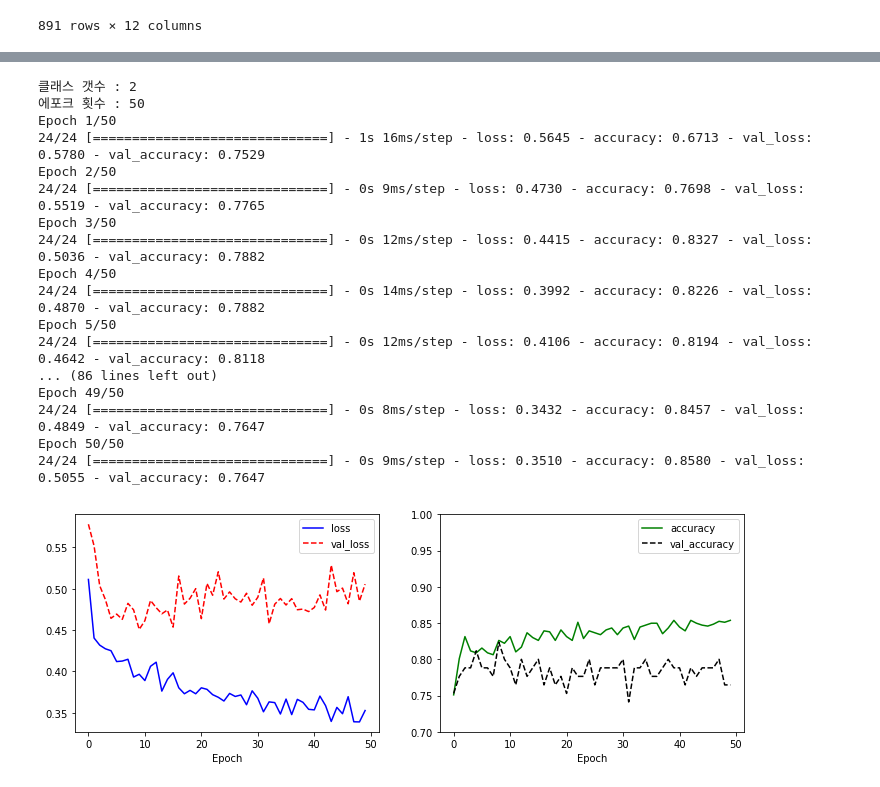
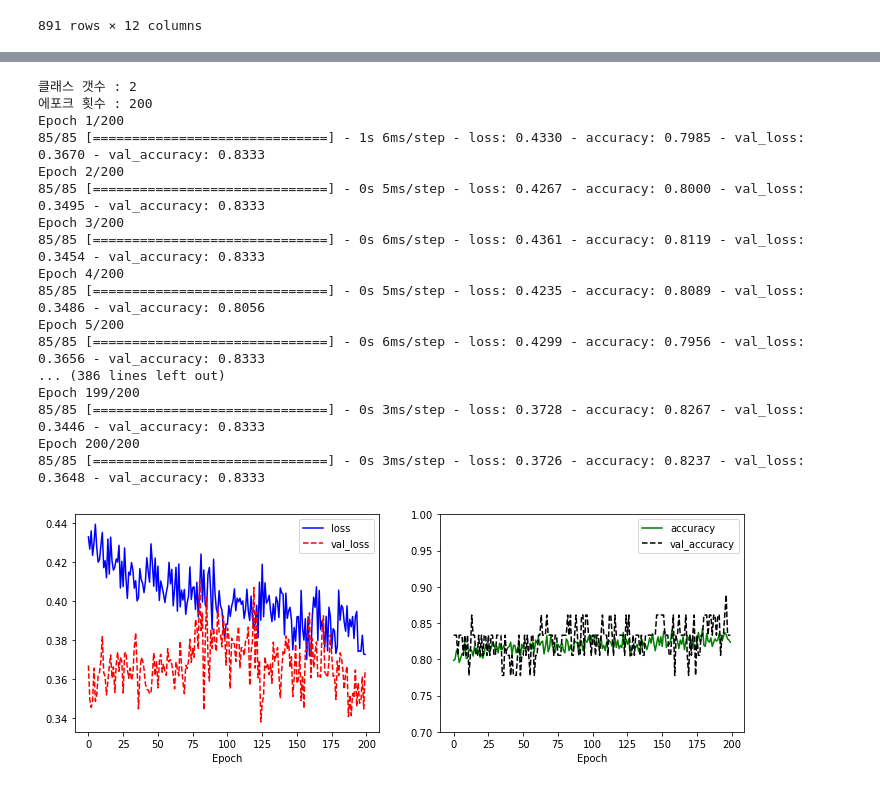
Before and after one commit to hrdkdh/kaggle, a Jupyter notebook: titanic/prediction_titanic_by_dnn.ipynb, the cells around one changed output, grey strips where cells are left out. Drawn from its saved outputs; the diff is of its cells as text; code cells hidden in the pictures.

```diff
--- a/titanic/prediction_titanic_by_dnn.ipynb
+++ b/titanic/prediction_titanic_by_dnn.ipynb
@@ -71,7 +75,7 @@ display(df)
 891 rows × 12 columns
 # %%
 #데이터셋 분리
-org_data = preProcessing(df, ageNaFill="mean")
+org_data = preProcessing(df, ageNaFill=ageNaFill)
 x = org_data.drop("Survived", axis=1)
 y = org_data["Survived"]
 display(x)
@@ -103,7 +107,7 @@ display(y)
 890    0
 Name: Survived, Length: 889, dtype: int64
 # %%
-x_train, x_test, y_train, y_test = train_test_split(x, y, test_size=0.05, shuffle=True, random_state=34)
+x_train, x_test, y_train, y_test = train_test_split(x, y, test_size=0.2, shuffle=True, random_state=34)
 x_train, x_test, y_train, y_test = x_train.to_numpy(), x_test.to_numpy(), y_train.to_numpy(), y_test.to_numpy()
 
 display(x_train.shape)
@@ -113,0 +118,11 @@ display(y_train.shape)
+# %%
+from sklearn.svm import SVC
+from sklearn.metrics import accuracy_score
+from sklearn.linear_model import LogisticRegression
+from sklearn.linear_model import LinearRegression
+
+ml = SVC(kernel="linear", C=1.0, random_state=0)
+ml.fit(x_train, y_train)
+y_pred = ml.predict(x_test)
+print("SVM 총 테스트 갯수 : %d, 오류 갯수 : %d" %(len(y_test), (y_test != y_pred).sum()))
+print("SVM 정확도 %.2f" %accuracy_score(y_test, y_pred))
@@ -114,19 +132,24 @@ display(y_train.shape)
 # %%
 # 네트워크 구조 정의. VGG를 차용하여 조금 수정함
 class_counts = 2
+activation_function = "sigmoid"
+# activation_function = "relu"
 model = tf.keras.Sequential([
     tf.keras.layers.Flatten(input_shape = (x_train.shape[1], 1)),
     tf.keras.layers.BatchNormalization(),
-    tf.keras.layers.Dense(units=256, activation="relu"),
+    tf.keras.layers.Dense(units=256, activation=activation_function),
+    tf.keras.layers.Dense(units=256, activation=activation_function),
     tf.keras.layers.Dropout(rate=0.2),
-    tf.keras.layers.Dense(units=512, activation="relu"),
-    tf.keras.layers.Dense(units=256, activation="relu"),
+    tf.keras.layers.Dense(units=256, activation=activation_function),
+    tf.keras.layers.Dense(units=256, activation=activation_function),
     tf.keras.layers.Dense(units=class_counts, activation="softmax")
 ])
 
-model.compile(optimizer=tf.keras.optimizers.Adam(),
-            loss="sparse_categorical_crossentropy",
-            metrics=["accuracy"])
+model.compile(
+    optimizer=tf.keras.optimizers.Adam(lr=0.001, beta_1=0.9, beta_2=0.999),
+    loss="sparse_categorical_crossentropy",
+    metrics=["accuracy"]
+)
 
 #계층, 차원, 파라미터 수 요약 확인
 model.summary()
@@ -149,14 +172,15 @@ Trainable params: 267,552
 Non-trainable params: 30
 _________________________________________________________________
 # %%
-epoch_counts = 50
+epoch_counts = 200
 print("클래스 갯수 : " + str(class_counts))
 print("에포크 횟수 : " + str(epoch_counts))
 history = model.fit(
     x_train,
     y_train,
     epochs=epoch_counts,
-    validation_split=0.1
+    batch_size=8,
+    validation_split=0.05
 )
 
  #train loss, validation loss 그래프 출력
@@ -165,47 +189,47 @@ plt.subplot(1, 2, 1)
 plt.plot(history.history["loss"], "b-", label="loss")
 plt.plot(history.history["val_loss"], "r--", label="val_loss")
 plt.xlabel("Epoch")
 plt.legend()
 
 #train accutacy, validation accuracy 그래프 출력
 plt.subplot(1, 2, 2)
 plt.plot(history.history["accuracy"], "g-", label="accuracy")
 plt.plot(history.history["val_accuracy"], "k--", label="val_accuracy")
 plt.xlabel("Epoch")
 plt.ylim(0.7, 1)
 plt.legend()
 plt.show()
 
 print("최종 결과 : ", model.evaluate(x_test, y_test))
 
 try:
     json_string = model.to_json()
     open("saved_dnn_model_json.json", "w").write(json_string)
     model.save_weights("saved_dnn_model_weights.h5", overwrite=True)
     with open("dnn_class_names.json", "w") as outfile:
         json.dump({0:"die", 1:"survived"}, outfile)
 except Exception as e:
     print("=================================")
     print("=================================")
     print("모델 저장 중 오류가 발생하였습니다!", e)
     print("=================================")
     print("=================================")
 # %% [output]
 클래스 갯수 : 2
-에포크 횟수 : 50
-Epoch 1/50
-24/24 [==============================] - 1s 16ms/step - loss: 0.5645 - accuracy: 0.6713 - val_loss: 0.5780 - val_accuracy: 0.7529
-Epoch 2/50
-24/24 [==============================] - 0s 9ms/step - loss: 0.4730 - accuracy: 0.7698 - val_loss: 0.5519 - val_accuracy: 0.7765
-Epoch 3/50
-24/24 [==============================] - 0s 12ms/step - loss: 0.4415 - accuracy: 0.8327 - val_loss: 0.5036 - val_accuracy: 0.7882
-Epoch 4/50
-24/24 [==============================] - 0s 14ms/step - loss: 0.3992 - accuracy: 0.8226 - val_loss: 0.4870 - val_accuracy: 0.7882
-Epoch 5/50
-24/24 [==============================] - 0s 12ms/step - loss: 0.4106 - accuracy: 0.8194 - val_loss: 0.4642 - val_accuracy: 0.8118
-... (86 lines left out)
-Epoch 49/50
-24/24 [==============================] - 0s 8ms/step - loss: 0.3432 - accuracy: 0.8457 - val_loss: 0.4849 - val_accuracy: 0.7647
-Epoch 50/50
-24/24 [==============================] - 0s 9ms/step - loss: 0.3510 - accuracy: 0.8580 - val_loss: 0.5055 - val_accuracy: 0.7647
+에포크 횟수 : 200
+Epoch 1/200
+85/85 [==============================] - 1s 6ms/step - loss: 0.4330 - accuracy: 0.7985 - val_loss: 0.3670 - val_accuracy: 0.8333
+Epoch 2/200
+85/85 [==============================] - 0s 5ms/step - loss: 0.4267 - accuracy: 0.8000 - val_loss: 0.3495 - val_accuracy: 0.8333
+Epoch 3/200
+85/85 [==============================] - 0s 6ms/step - loss: 0.4361 - accuracy: 0.8119 - val_loss: 0.3454 - val_accuracy: 0.8333
+Epoch 4/200
+85/85 [==============================] - 0s 5ms/step - loss: 0.4235 - accuracy: 0.8089 - val_loss: 0.3486 - val_accuracy: 0.8056
+Epoch 5/200
+85/85 [==============================] - 0s 6ms/step - loss: 0.4299 - accuracy: 0.7956 - val_loss: 0.3656 - val_accuracy: 0.8333
+... (386 lines left out)
+Epoch 199/200
+85/85 [==============================] - 0s 3ms/step - loss: 0.3728 - accuracy: 0.8267 - val_loss: 0.3446 - val_accuracy: 0.8333
+Epoch 200/200
+85/85 [==============================] - 0s 3ms/step - loss: 0.3726 - accuracy: 0.8237 - val_loss: 0.3648 - val_accuracy: 0.8333
-[figure, old version]
+[figure, new version]
```
Also changed, not shown: parts of 8 cells of this notebook, 1 other file.
